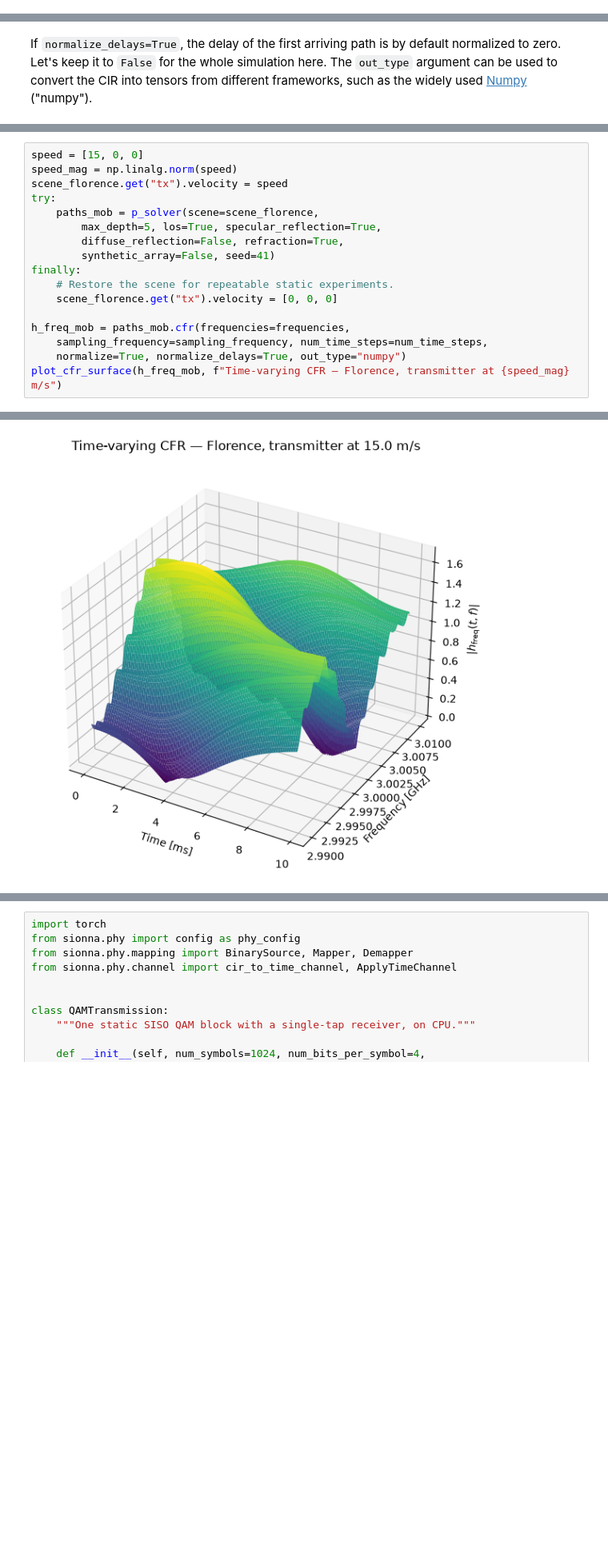
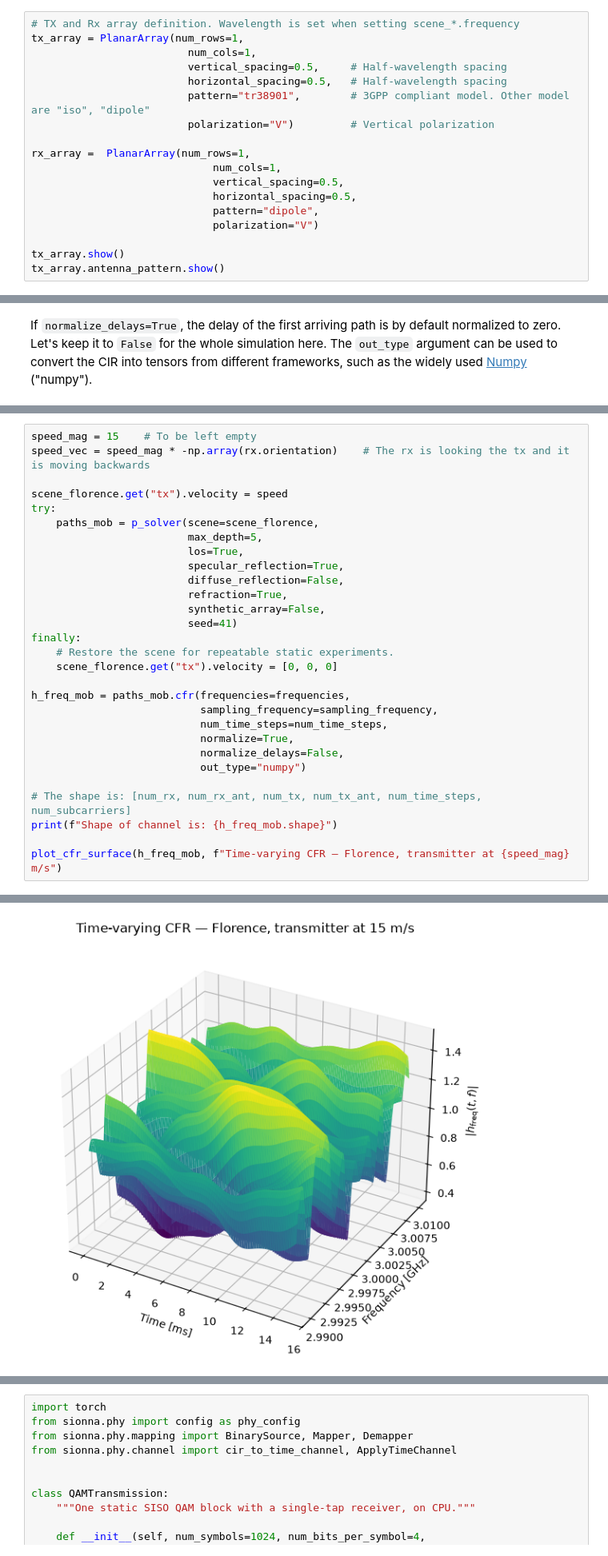
Before and after one commit to lostinafro/comm-workshops, a Jupyter notebook: 2026_wirelesscomms/raytracer_channel.ipynb, the cells around one changed output, grey strips where cells are left out. Shown at 80% size. Drawn from its saved outputs; the diff is of its cells as text; blank space fills up the shorter version.

```diff
--- a/2026_wirelesscomms/raytracer_channel.ipynb
+++ b/2026_wirelesscomms/raytracer_channel.ipynb
@@ -107,0 +106,18 @@ More details on antenna patterns can be found in the Developer Guide [Understand
+# %%
+# TX and Rx array definition. Wavelength is set when setting scene_*.frequency
+tx_array = PlanarArray(num_rows=1,
+                         num_cols=1,
+                         vertical_spacing=0.5,     # Half-wavelength spacing
+                         horizontal_spacing=0.5,   # Half-wavelength spacing
+                         pattern="tr38901",        # 3GPP compliant model. Other model are "iso", "dipole"
+                         polarization="V")         # Vertical polarization
+
+rx_array =  PlanarArray(num_rows=1,
+                             num_cols=1,
+                             vertical_spacing=0.5,
+                             horizontal_spacing=0.5,
+                             pattern="dipole",
+                             polarization="V")
+
+tx_array.show()
+tx_array.antenna_pattern.show()
@@ -351,18 +527,30 @@ Every radio device and scene object has a velocity vector, used to compute path-
 # %%
-speed = [15, 0, 0]
-speed_mag = np.linalg.norm(speed)
+speed_mag = 15    # To be left empty
+speed_vec = speed_mag * -np.array(rx.orientation)    # The rx is looking the tx and it is moving backwards
+
 scene_florence.get("tx").velocity = speed
 try:
     paths_mob = p_solver(scene=scene_florence,
-        max_depth=5, los=True, specular_reflection=True,
-        diffuse_reflection=False, refraction=True,
-        synthetic_array=False, seed=41)
+                         max_depth=5,
+                         los=True,
+                         specular_reflection=True,
+                         diffuse_reflection=False,
+                         refraction=True,
+                         synthetic_array=False,
+                         seed=41)
 finally:
     # Restore the scene for repeatable static experiments.
     scene_florence.get("tx").velocity = [0, 0, 0]
 
 h_freq_mob = paths_mob.cfr(frequencies=frequencies,
-    sampling_frequency=sampling_frequency, num_time_steps=num_time_steps,
-    normalize=True, normalize_delays=True, out_type="numpy")
+                           sampling_frequency=sampling_frequency,
+                           num_time_steps=num_time_steps,
+                           normalize=True,
+                           normalize_delays=False,
+                           out_type="numpy")
+
+# The shape is: [num_rx, num_rx_ant, num_tx, num_tx_ant, num_time_steps, num_subcarriers]
+print(f"Shape of channel is: {h_freq_mob.shape}")
+
 plot_cfr_surface(h_freq_mob, f"Time-varying CFR — Florence, transmitter at {speed_mag} m/s")
 # %% [output]
@@ -369 +558 @@ plot_cfr_surface(h_freq_mob, f"Time-varying CFR — Florence, transmitter at {sp
-[figure, old version]
+[figure, new version]
```
Also changed, not shown: parts of 47 cells of this notebook.
